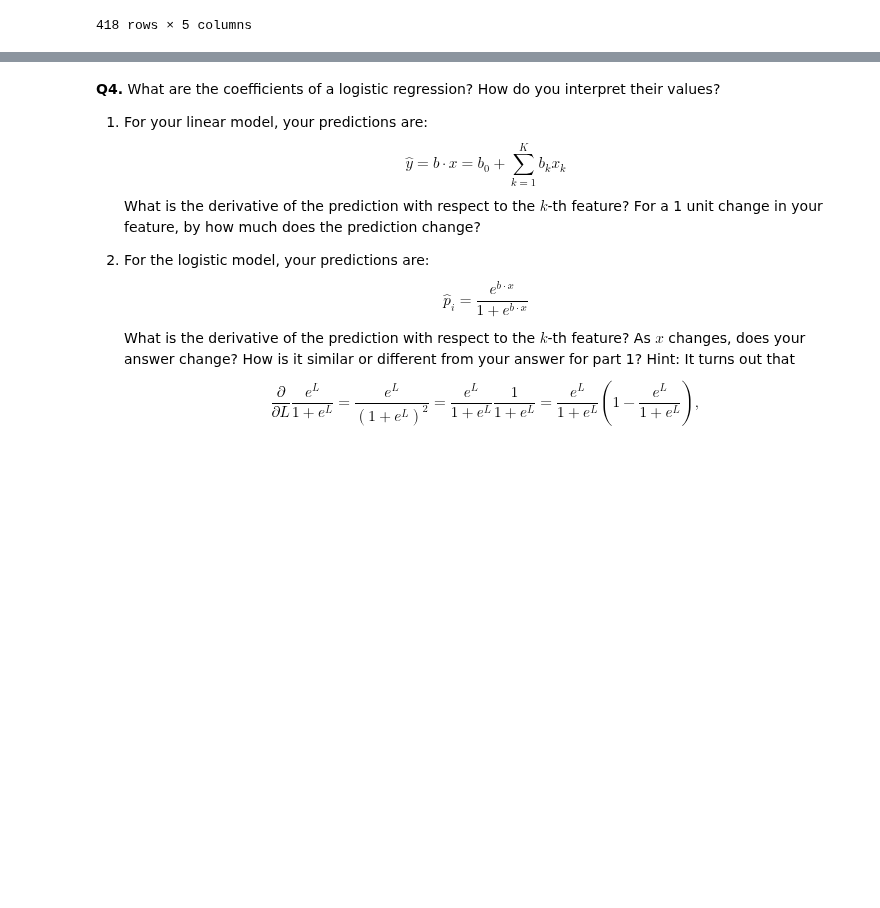
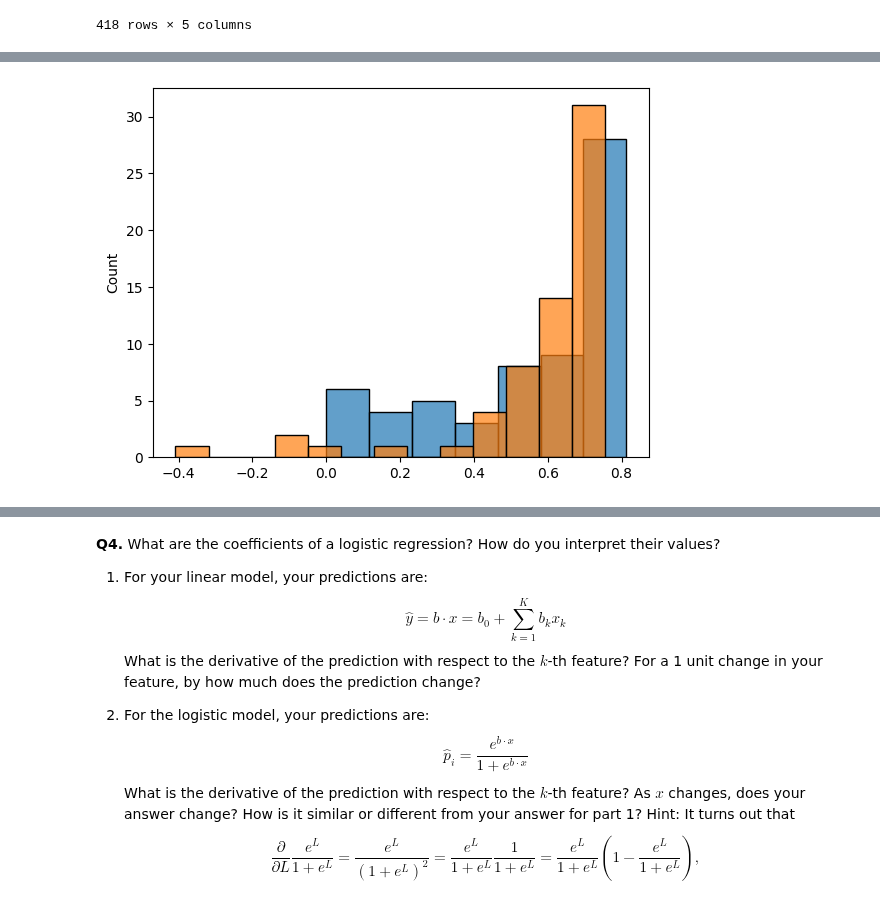
Before and after one commit to RexW999/undergrad_ml_assignments, a Jupyter notebook: 05_assignment_glm.ipynb, the cells around one changed output, grey strips where cells are left out. Drawn from its saved outputs; the diff is of its cells as text; code cells hidden in the pictures; blank space fills up the shorter version.

```diff
--- a/05_assignment_glm.ipynb
+++ b/05_assignment_glm.ipynb
@@ -256,0 +303,5 @@ Logistic Regression Coefficients:
+# %%
+logistic_hist = sns.histplot(survival_prob, label='Logistic Regression', alpha=0.7)
+linear_hist = sns.histplot(linear_model.predict(x_test), label='Linear Regression', alpha=0.7)
+# %% [output]
+[figure, added]
```
Also changed, not shown: parts of 10 cells of this notebook.
